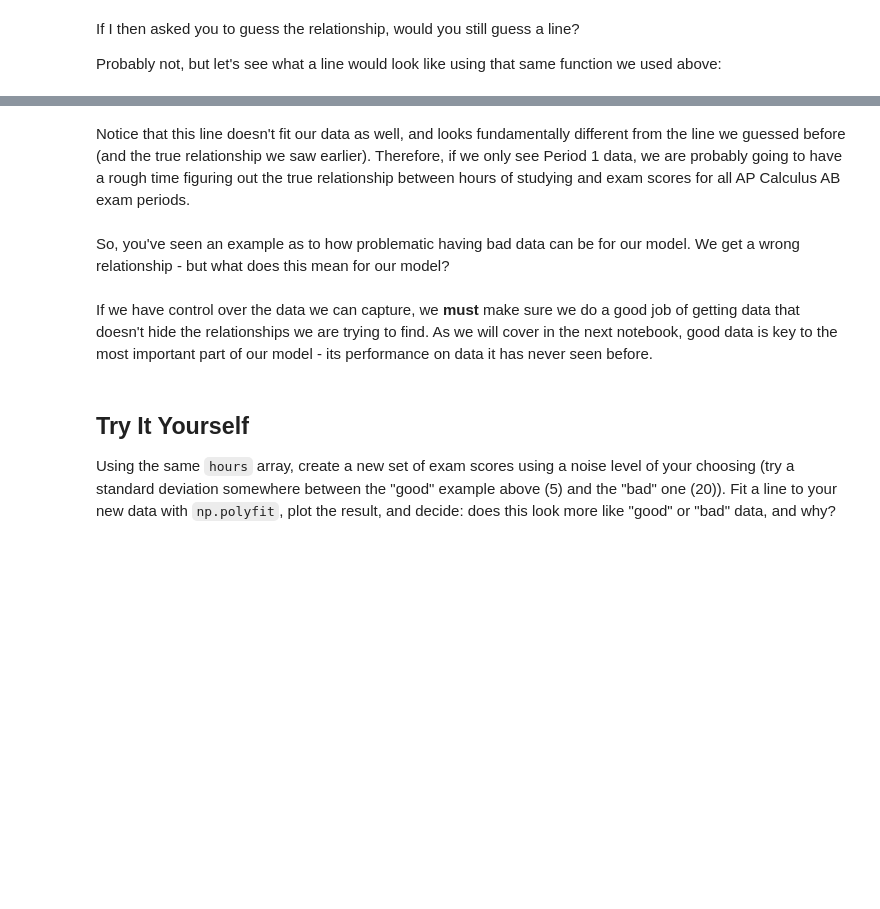
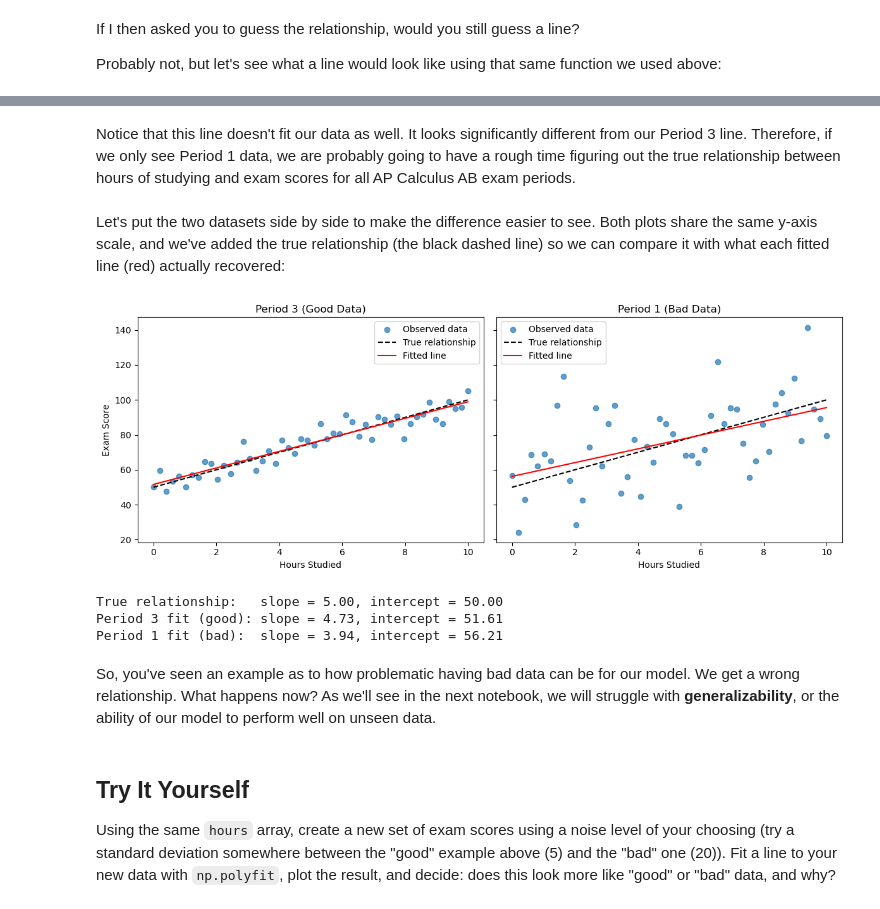
Before and after one commit to nickmelamed/mortorq_instruction, a Jupyter notebook: ml_resources/ml_primer/01-models-data.ipynb, the cells around one changed output, grey strips where cells are left out. Cells and saved outputs as stored; diff of their text form; code cells hidden in the pictures; blank space fills up the shorter version.

```diff
--- a/ml_resources/ml_primer/01-models-data.ipynb
+++ b/ml_resources/ml_primer/01-models-data.ipynb
@@ -161,11 +158,39 @@ plt.show()
 # %% [output]
 [figure]
 # %% [markdown]
-Notice that this line doesn't fit our data as well, and looks fundamentally different from the line we guessed before (and the true relationship we saw earlier). Therefore, if we only see Period 1 data, we are probably going to have a rough time figuring out the true relationship between hours of studying and exam scores for all AP Calculus AB exam periods.
+Notice that this line doesn't fit our data as well. It looks significantly different from our Period 3 line. Therefore, if we only see Period 1 data, we are probably going to have a rough time figuring out the true relationship between hours of studying and exam scores for all AP Calculus AB exam periods.
+# %% [markdown]
+Let's put the two datasets side by side to make the difference easier to see. Both plots share the same y-axis scale, and we've added the true relationship (the black dashed line) so we can compare it with what each fitted line (red) actually recovered:
+# %%
+fig, axes = plt.subplots(1, 2, figsize=(12, 4.5), sharey=True) # sharey keeps both panels on the same scale
+
+datasets = [
+    ("Period 3 (Good Data)", scores_good, slope_good, intercept_good),
+    ("Period 1 (Bad Data)", scores_bad, slope_bad, intercept_bad),
+]
+
+for ax, (title, scores, slope, intercept) in zip(axes, datasets):
+    ax.scatter(hours, scores, alpha=0.7, label="Observed data")
+    ax.plot(hours, scores_perfect, color='black', linestyle='--', label="True relationship")
+    ax.plot(hours, slope * hours + intercept, color='red', label="Fitted line")
+    ax.set_xlabel("Hours Studied")
+    ax.set_title(title)
+    ax.legend()
+
+axes[0].set_ylabel("Exam Score")
+plt.tight_layout()
+plt.show()
+
+print(f"True relationship:   slope = 5.00, intercept = 50.00")
+print(f"Period 3 fit (good): slope = {slope_good:.2f}, intercept = {intercept_good:.2f}")
+print(f"Period 1 fit (bad):  slope = {slope_bad:.2f}, intercept = {intercept_bad:.2f}")
+# %% [output]
+[figure, added]
+True relationship:   slope = 5.00, intercept = 50.00
+Period 3 fit (good): slope = 4.73, intercept = 51.61
+Period 1 fit (bad):  slope = 3.94, intercept = 56.21
 # %% [markdown]
-So, you've seen an example as to how problematic having bad data can be for our model. We get a wrong relationship - but what does this mean for our model?
+So, you've seen an example as to how problematic having bad data can be for our model. We get a wrong relationship. What happens now? As we'll see in the next notebook, we will struggle with **generalizability**, or the ability of our model to perform well on unseen data.
-# %% [markdown]
-If we have control over the data we can capture, we **must** make sure we do a good job of getting data that doesn't hide the relationships we are trying to find. As we will cover in the next notebook, good data is key to the most important part of our model - its performance on data it has never seen before.
 # %% [markdown]
 ## Try It Yourself
 
```
Also changed, not shown: parts of 12 cells of this notebook, 5 other files.
